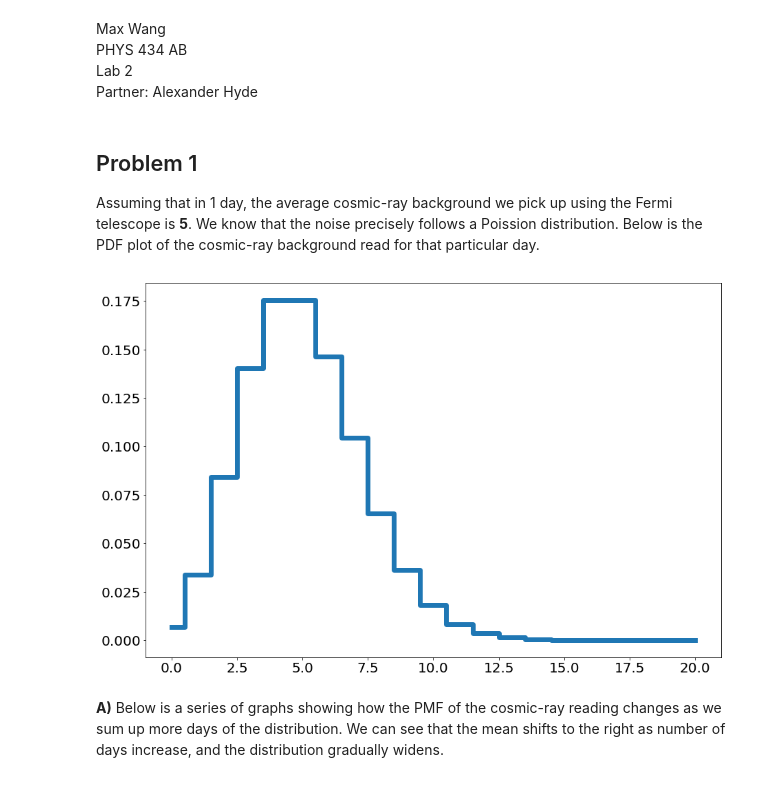
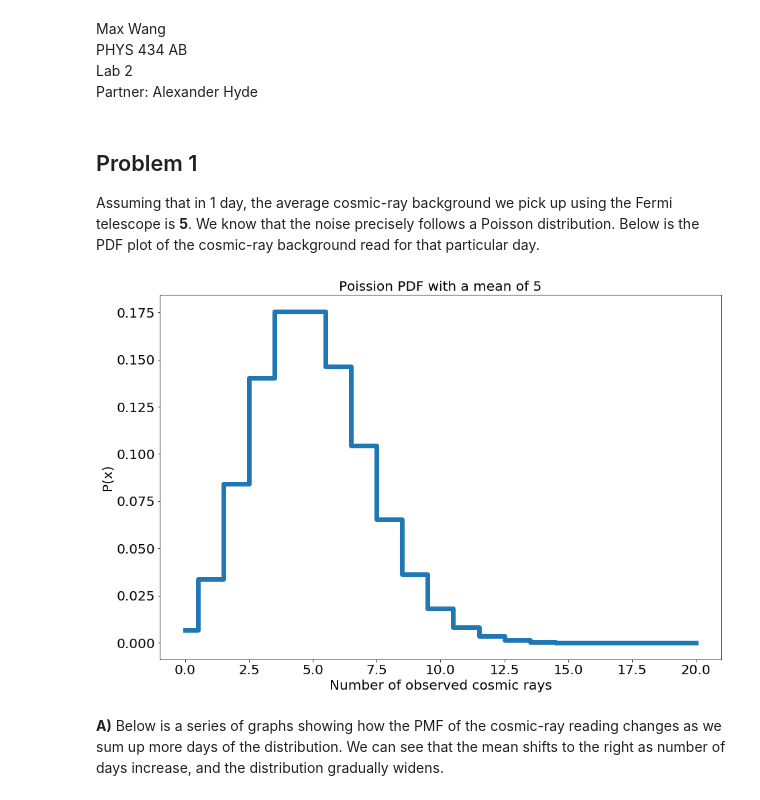
Before and after one commit to AlexHyde2/Phys434-Projects, a Jupyter notebook: Lab 2.ipynb, the cells around one changed output. Cells and saved outputs as stored; diff of their text form; code cells hidden in the pictures.

```diff
--- a/Lab 2.ipynb
+++ b/Lab 2.ipynb
@@ -17,15 +17,18 @@ plt.rcParams["figure.figsize"] = (15,10)
 # %% [markdown]
 ## Problem 1
 
-Assuming that in 1 day, the average cosmic-ray background we pick up using the Fermi telescope is **5**. We know that the noise precisely follows a Poission distribution. Below is the PDF plot of the cosmic-ray background read for that particular day.
+Assuming that in 1 day, the average cosmic-ray background we pick up using the Fermi telescope is **5**. We know that the noise precisely follows a Poisson distribution. Below is the PDF plot of the cosmic-ray background read for that particular day.
 # %%
 fig, ax = plt.subplots(1, 1)
 x = np.linspace(0, 20, 21)
 plt.step(x, stats.poisson.pmf(x, 5), where='mid', linewidth='7')
 plt.tick_params(labelsize = 20)
+plt.title('Poission PDF with a mean of 5', fontsize = 20)
+plt.xlabel('Number of observed cosmic rays', fontsize = 20)
+plt.ylabel('P(x)', fontsize = 20)
 plt.show()
 # %% [output]
-[figure, old version]
+[figure, new version]
 # %%
 def conv_poi(n, avg):
     x = np.linspace(0, 20, 21)
```
Also changed, not shown: parts of 8 cells of this notebook, 1 other file.
